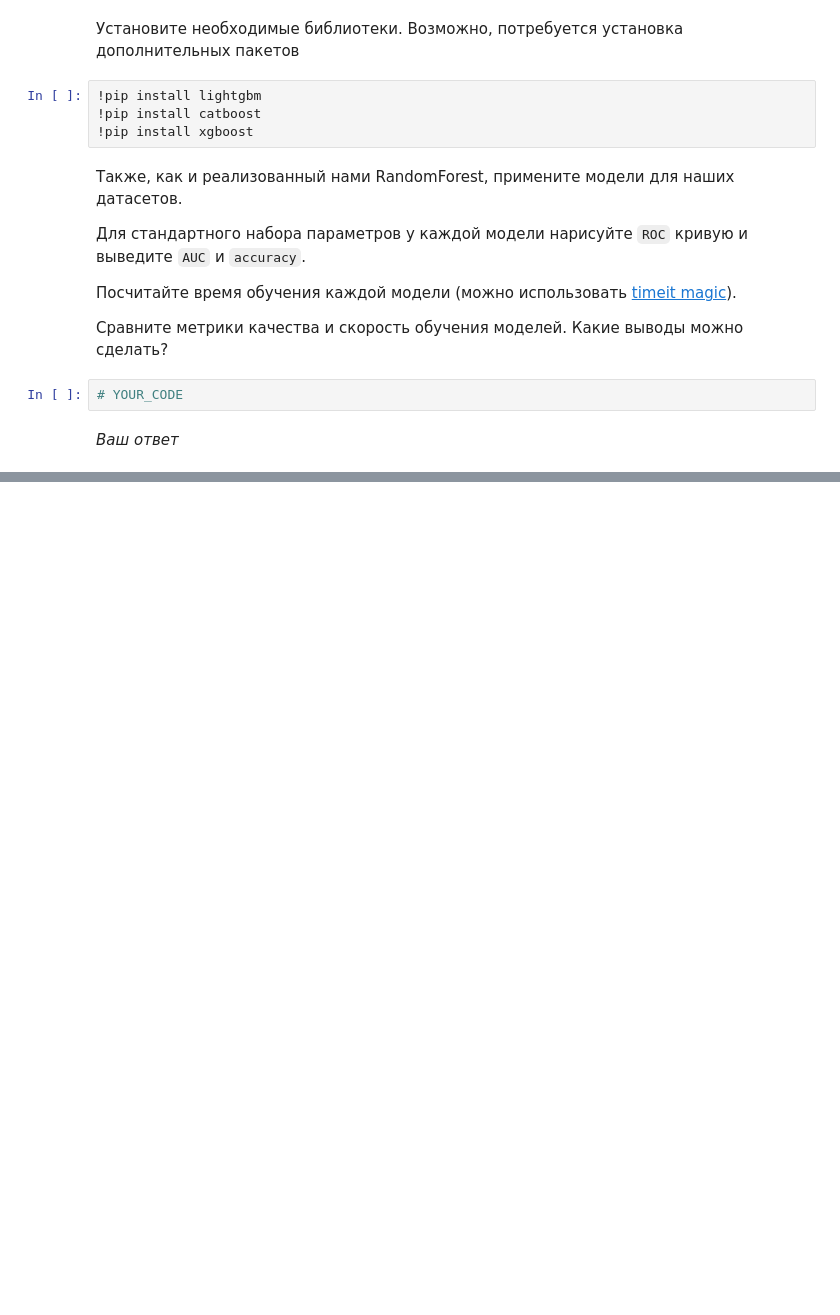
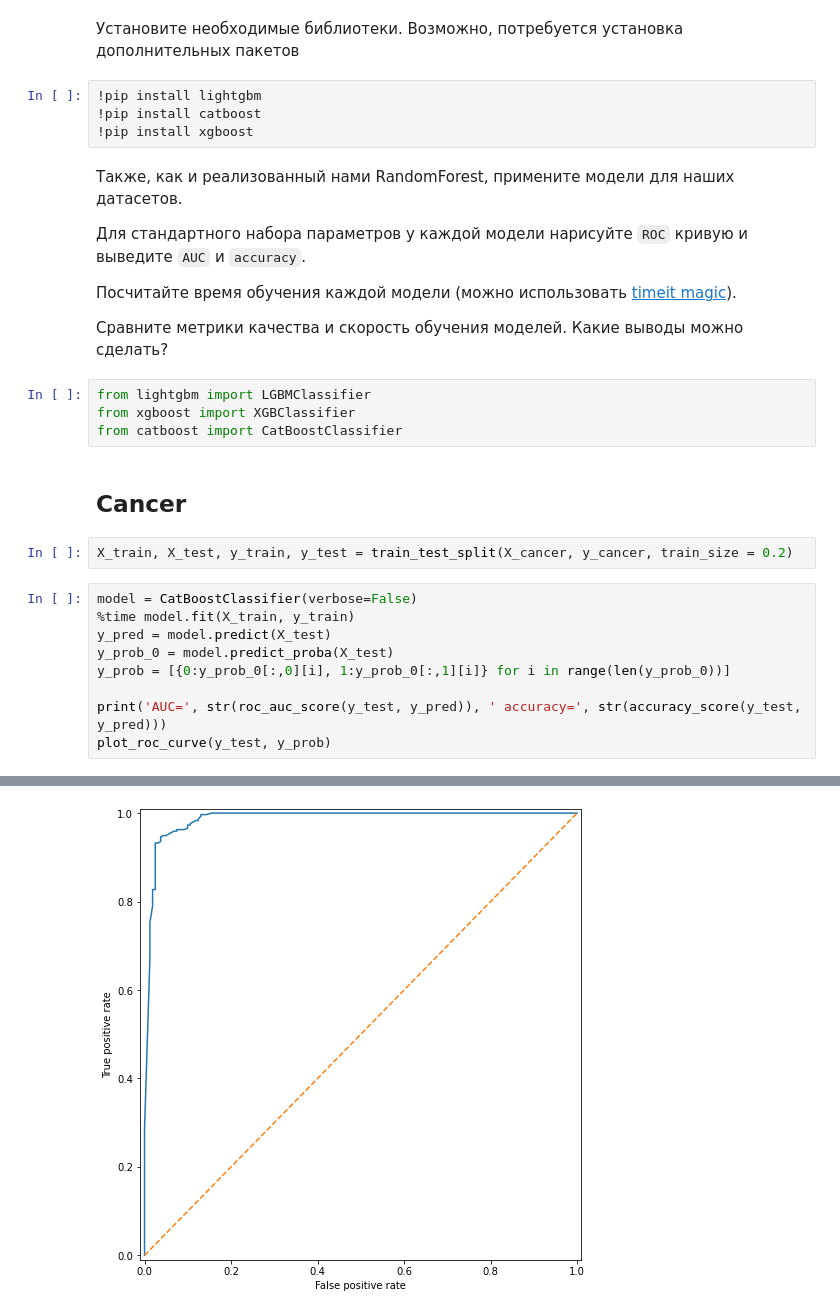
Before and after one commit to Alexoflife/ML_bioinf, a Jupyter notebook: HW4/ML_HW4.ipynb, the cells around one changed output, grey strips where cells are left out. Drawn from its saved outputs; the diff is of its cells as text; blank space fills up the shorter version.

```diff
--- a/HW4/ML_HW4.ipynb
+++ b/HW4/ML_HW4.ipynb
@@ -333,7 +398,21 @@ _Ваш ответ_
 Посчитайте время обучения каждой модели (можно использовать [timeit magic](https://ipython.readthedocs.io/en/stable/interactive/magics.html#magic-timeit)).
 
 Сравните метрики качества и скорость обучения моделей. Какие выводы можно сделать?
-# %%
-# YOUR_CODE
-# %% [markdown]
-_Ваш ответ_
+# %%
+from lightgbm import LGBMClassifier
+from xgboost import XGBClassifier
+from catboost import CatBoostClassifier
+# %% [markdown]
+## Cancer
+# %%
+X_train, X_test, y_train, y_test = train_test_split(X_cancer, y_cancer, train_size = 0.2)
+# %%
+model = CatBoostClassifier(verbose=False)
+%time model.fit(X_train, y_train)
+y_pred = model.predict(X_test)
+y_prob_0 = model.predict_proba(X_test)
+y_prob = [{0:y_prob_0[:,0][i], 1:y_prob_0[:,1][i]} for i in range(len(y_prob_0))]
+
+print('AUC=', str(roc_auc_score(y_test, y_pred)), ' accuracy=', str(accuracy_score(y_test, y_pred)))
+plot_roc_curve(y_test, y_prob)
+# %% [output]
@@ -339,0 +421 @@ _Ваш ответ_
+[figure, added]
```
Also changed, not shown: parts of 31 cells of this notebook.
